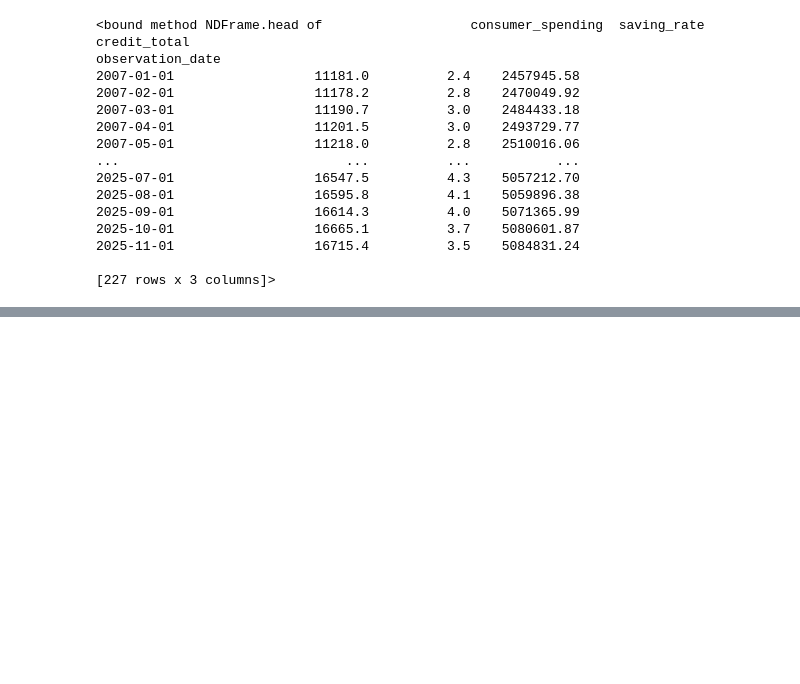
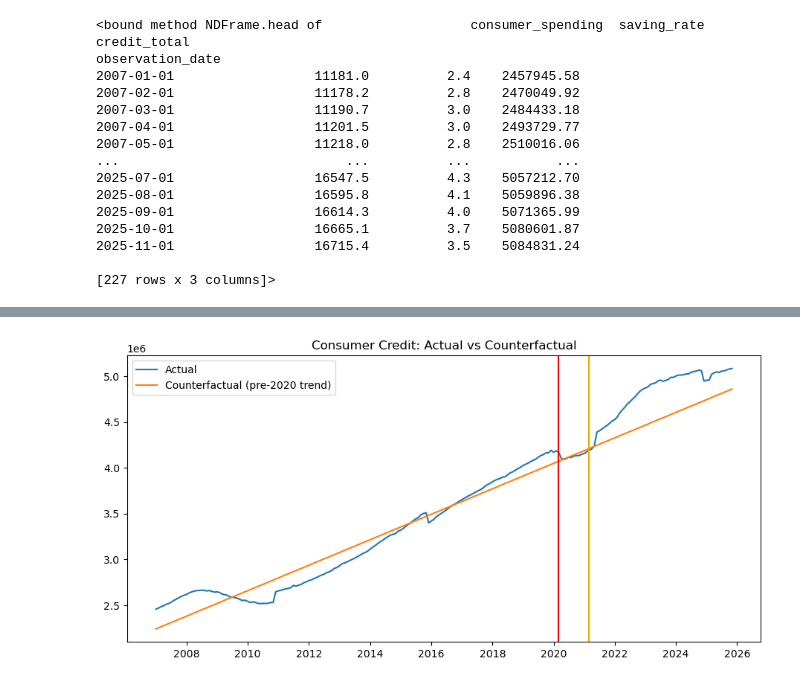
Before and after one commit to Mendelosdoba/tripleten-datajam-feb-2026, a Jupyter notebook: data.ipynb, the cells around one changed output, grey strips where cells are left out. Drawn from its saved outputs; the diff is of its cells as text; code cells hidden in the pictures; blank space fills up the shorter version.

```diff
--- a/data.ipynb
+++ b/data.ipynb
@@ -68,0 +140,17 @@ plot_series("credit_total", "Consumer Credit (Level)")
+# %%
+
+credit_model = LinearRegression()
+credit_model.fit(time_months_train, train["credit_total"])
+
+df["credit_pred"] = credit_model.predict(time_months_all)
+
+plt.figure(figsize=(11, 5))
+plt.plot(df.index, df["credit_total"], label="Actual")
+plt.plot(df.index, df["credit_pred"], label="Counterfactual (pre-2020 trend)")
+plt.axvline(covid_start, color="red")
+plt.axvline(inflation_start, color="orange")
+plt.legend()
+plt.title("Consumer Credit: Actual vs Counterfactual")
+plt.show()
+# %% [output]
+[figure, added]
```
Also changed, not shown: parts of 4 cells of this notebook.
